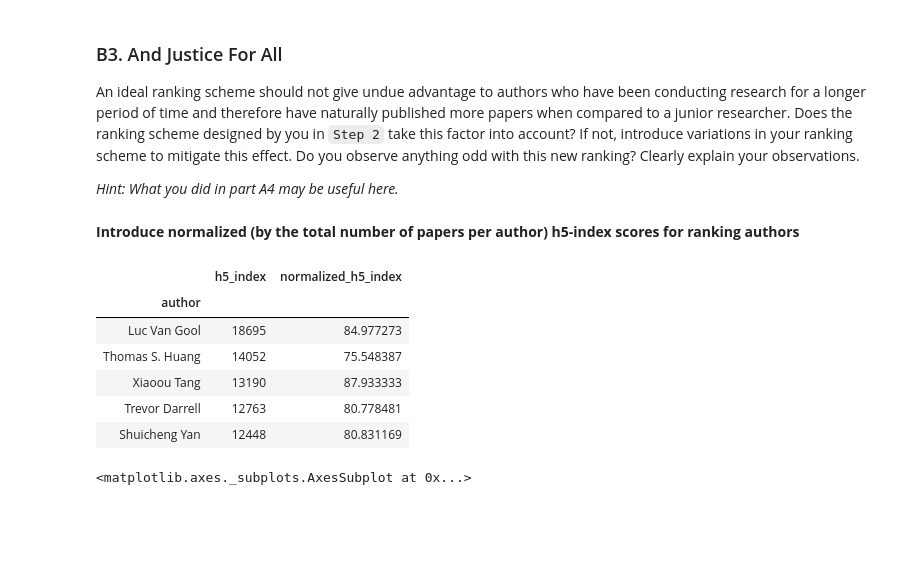
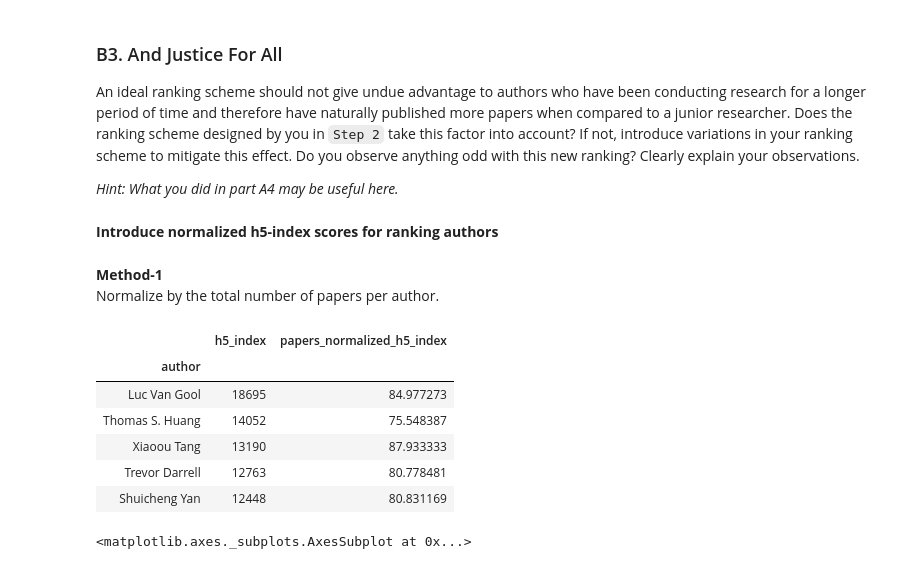
Before and after one commit to epfl-ada/2019, a Jupyter notebook: Homework/01 - Pandas and Data Wrangling/hw1_solutions.ipynb, the cells around one changed output. Drawn from its saved outputs; the diff is of its cells as text; code cells hidden in the pictures; blank space fills up the shorter version.

```diff
--- a/Homework/01 - Pandas and Data Wrangling/hw1_solutions.ipynb
+++ b/Homework/01 - Pandas and Data Wrangling/hw1_solutions.ipynb
@@ -659,14 +686,17 @@ An ideal ranking scheme should not give undue advantage to authors who have been
 
 _Hint: What you did in part A4 may be useful here._
 # %% [markdown]
-**Introduce normalized (by the total number of papers per author) h5-index scores for ranking authors**
+**Introduce normalized h5-index scores for ranking authors**
+# %% [markdown]
+**Method-1**
+Normalize by the total number of papers per author.
 # %%
 auth_paper_ranks = pd.merge(simple_ranking, h5index_ranking, left_on='author', right_on='author', how='inner')
-normalized_h5index_ranking = auth_paper_ranks['h5_index'] / auth_paper_ranks['papers']
-h5index_ranking['normalized_h5_index'] = pd.Series(normalized_h5index_ranking, index=h5index_ranking.index)
+papers_normalized_h5index_ranking = auth_paper_ranks['h5_index'] / auth_paper_ranks['papers']
+h5index_ranking['papers_normalized_h5_index'] = pd.Series(papers_normalized_h5index_ranking, index=h5index_ranking.index)
 h5index_ranking.head()
 # %% [output]
-|  | h5_index | normalized_h5_index |
+|  | h5_index | papers_normalized_h5_index |
 | author |  |  |
 | Luc Van Gool | 18695 | 84.977273 |
 | Thomas S. Huang | 14052 | 75.548387 |
```
Also changed, not shown: parts of 13 cells of this notebook.
